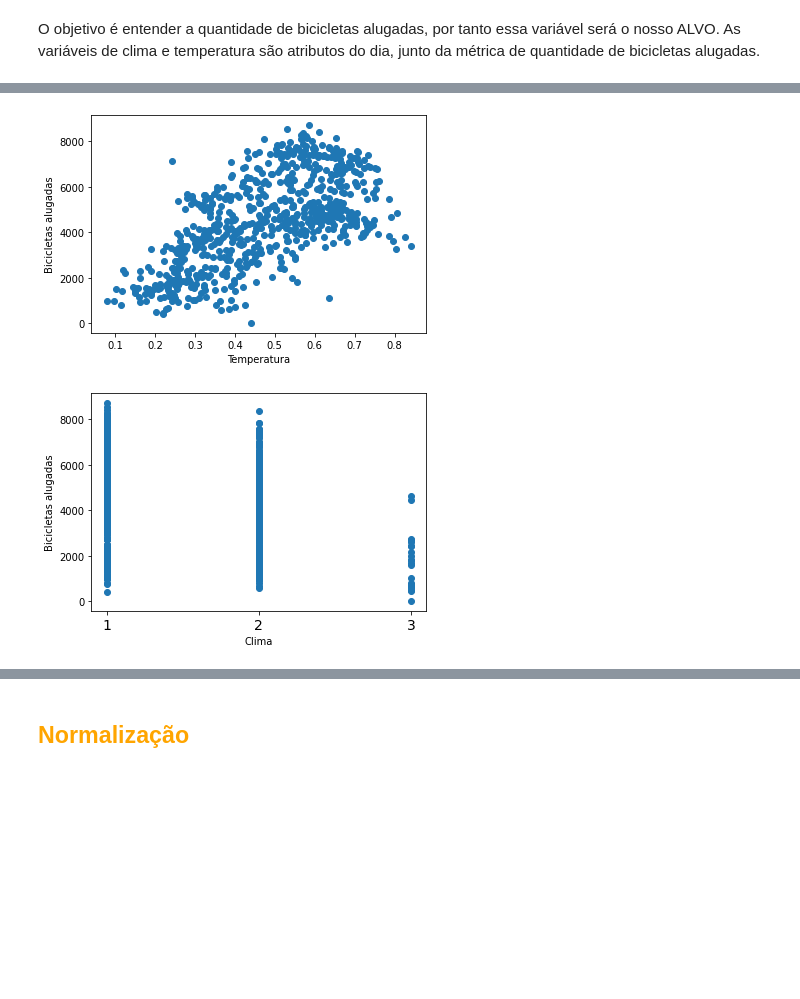
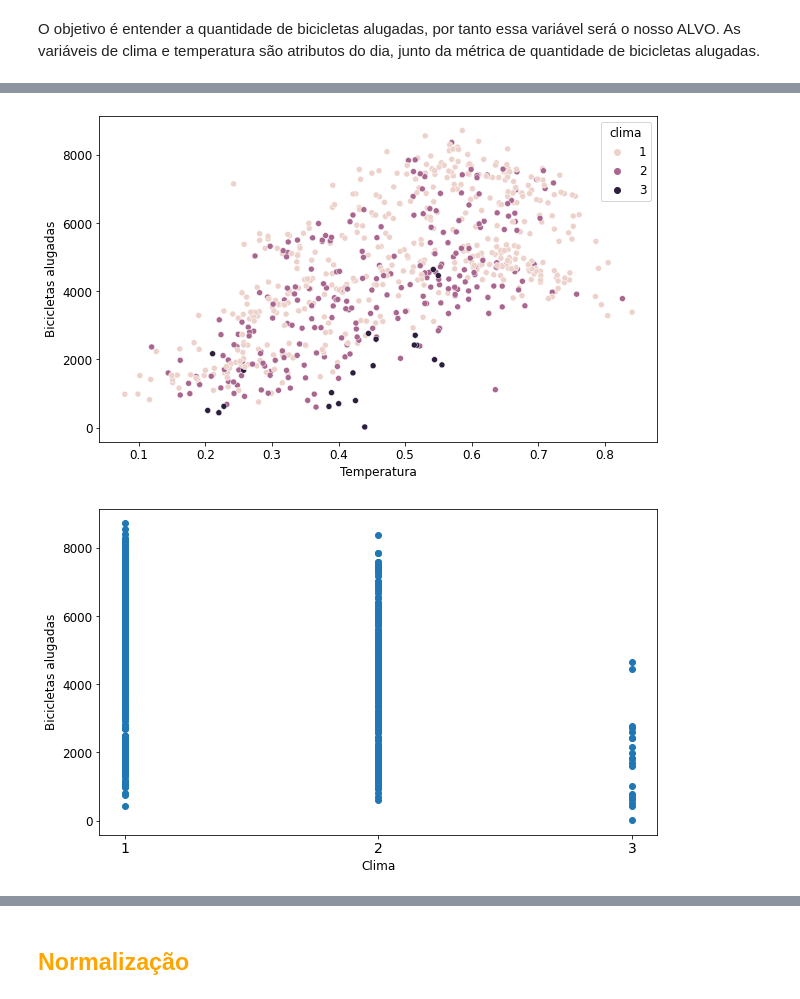
Before and after one commit to mbaliu-treino/Desenvolve, a Jupyter notebook: LEARN_C_DS_DeepLearning_Rede_Neural_com_Numpy.ipynb, the cells around one changed output, grey strips where cells are left out. Drawn from its saved outputs; the diff is of its cells as text; code cells hidden in the pictures; blank space fills up the shorter version.

```diff
--- a/LEARN_C_DS_DeepLearning_Rede_Neural_com_Numpy.ipynb
+++ b/LEARN_C_DS_DeepLearning_Rede_Neural_com_Numpy.ipynb
@@ -99,3 +100,7 @@ list(dados.columns)
 ['clima', 'temperatura', 'bicicletas_alugadas']
 # %% [markdown]
 O objetivo é entender a quantidade de bicicletas alugadas, por tanto essa variável será o nosso ALVO. As variáveis de clima e temperatura são atributos do dia, junto da métrica de quantidade de bicicletas alugadas.
+# %%
+# Configuração da imagem
+mpl.rcParams['figure.figsize'] = (10,6)
+mpl.rcParams['font.size'] = 12
@@ -102,10 +123,11 @@ O objetivo é entender a quantidade de bicicletas alugadas, por tanto essa vari
 # %%
-plt.scatter(dados['temperatura'], dados['bicicletas_alugadas'])
+# Scatter com Seaborn
+sns.scatterplot(data=dados, x='temperatura', y='bicicletas_alugadas', hue='clima')
 plt.xlabel('Temperatura')
 plt.ylabel('Bicicletas alugadas')
 plt.show()
 # %% [output]
-[figure, old version]
+[figure, new version]
 # %%
 # CATEGÓRICA x NUMÉRICA - scatter
 plt.scatter(dados['clima'], dados['bicicletas_alugadas'])
@@ -116,7 +138,7 @@ indice = [1,2,3]
 plt.xticks(indice, fontsize=14)
 plt.show()
 # %% [output]
-[figure, old version]
+[figure, new version]
 # %%
 # CATEGÓRICA x NUMÉRICA - boxplot
 plt.boxplot(dados['bicicletas_alugadas'], )
```
Also changed, not shown: parts of 24 cells of this notebook.
